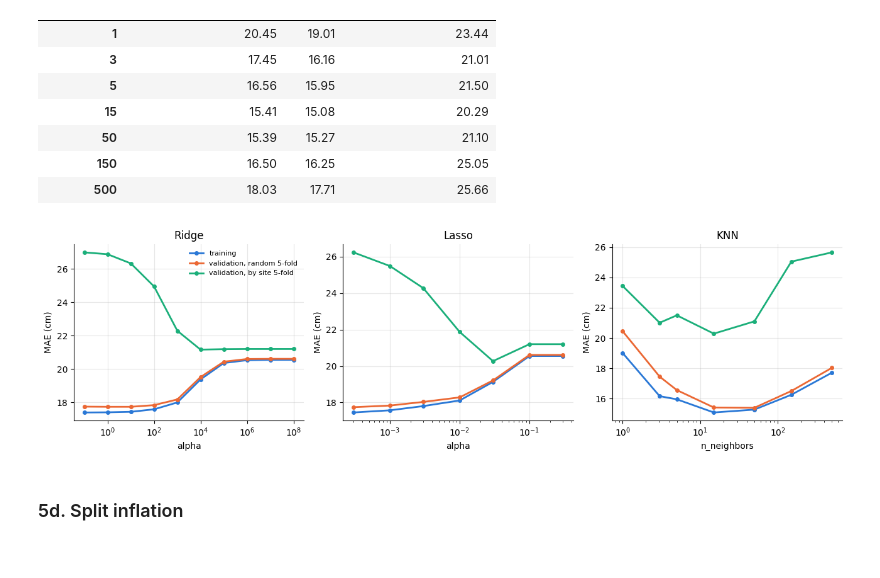
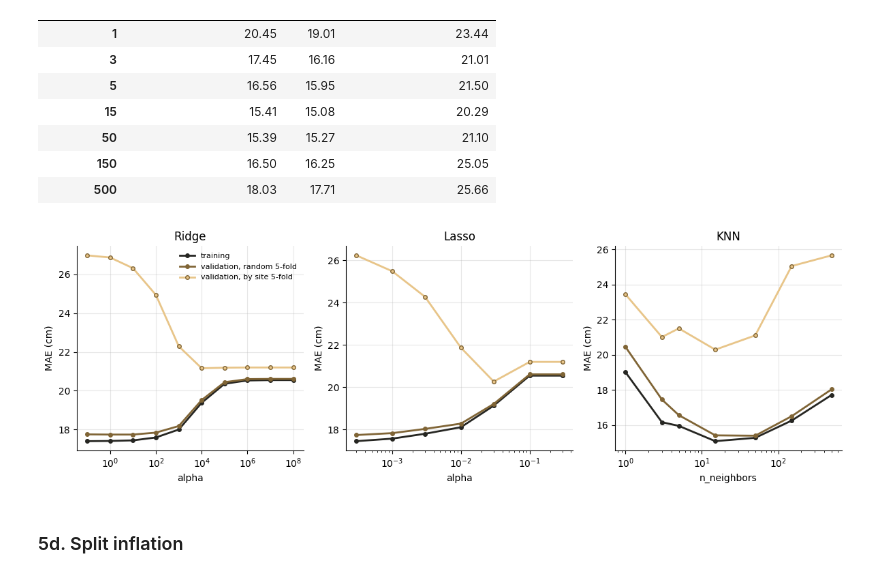
Before and after one commit to 23garyd/FireALT-COSC74, a Jupyter notebook: FireALT_models_final.ipynb, the cells around one changed output. Cells and saved outputs as stored; diff of their text form; code cells hidden in the pictures.

```diff
--- a/FireALT_models_final.ipynb
+++ b/FireALT_models_final.ipynb
@@ -25,7 +25,7 @@ warnings.filterwarnings("ignore")
 pd.set_option("display.max_columns", 40); pd.set_option("display.width", 200)
 SEED = 74
 FIG_DIR = "figures"; os.makedirs(FIG_DIR, exist_ok=True)
-COLORS = ["#2a78d6", "#eb6834", "#1baf7a", "#eda100"]   # bar colors, fixed order
+COLORS = ["#262622", "#586872", "#806536", "#e8c589"]  # char ink, smoke slate, tundra ochre, sunlit tundra (sampled from slide photos); fixed order
 plt.rcParams.update({"axes.spines.top": False, "axes.spines.right": False, "axes.grid": True,
                      "grid.alpha": 0.3, "axes.axisbelow": True})
 
@@ -397,16 +395,19 @@ KNN
 | 150 | 16.50 | 16.25 | 25.05 |
 | 500 | 18.03 | 17.71 | 25.66 |
 # %%
-fig, axes = plt.subplots(1, 3, figsize=(13, 3.8))
+fig, axes = plt.subplots(1, 3, figsize=(12, 4))
 for ax, (name, c) in zip(axes, curves.items()):
-    for col, color in zip(["training", "validation, random 5-fold", "validation, by site 5-fold"], COLORS):
-        ax.plot(c.index, c[col], marker="o", ms=4, lw=2, color=color, label=col)
+    # char ink / tundra ochre / sunlit tundra: well separated in lightness so training stands apart
+    for col, color in zip(["training", "validation, random 5-fold", "validation, by site 5-fold"],
+                          [COLORS[0], COLORS[2], COLORS[3]]):
+        ax.plot(c.index, c[col], marker="o", ms=4, lw=2, color=color, label=col,
+                mec=COLORS[2] if color == COLORS[3] else color)  # outline the light markers
     ax.set_xscale("log")
     ax.set(title=name, xlabel=c.index.name, ylabel="MAE (cm)")
 axes[0].legend(fontsize=8, frameon=False)
 plt.tight_layout(); plt.savefig(f"{FIG_DIR}/validation_curves.png", dpi=200); plt.show()
 # %% [output]
-[figure, old version]
+[figure, new version]
 # %% [markdown]
 ### 5d. Split inflation
 # %%
```
Also changed, not shown: parts of 11 cells of this notebook.
